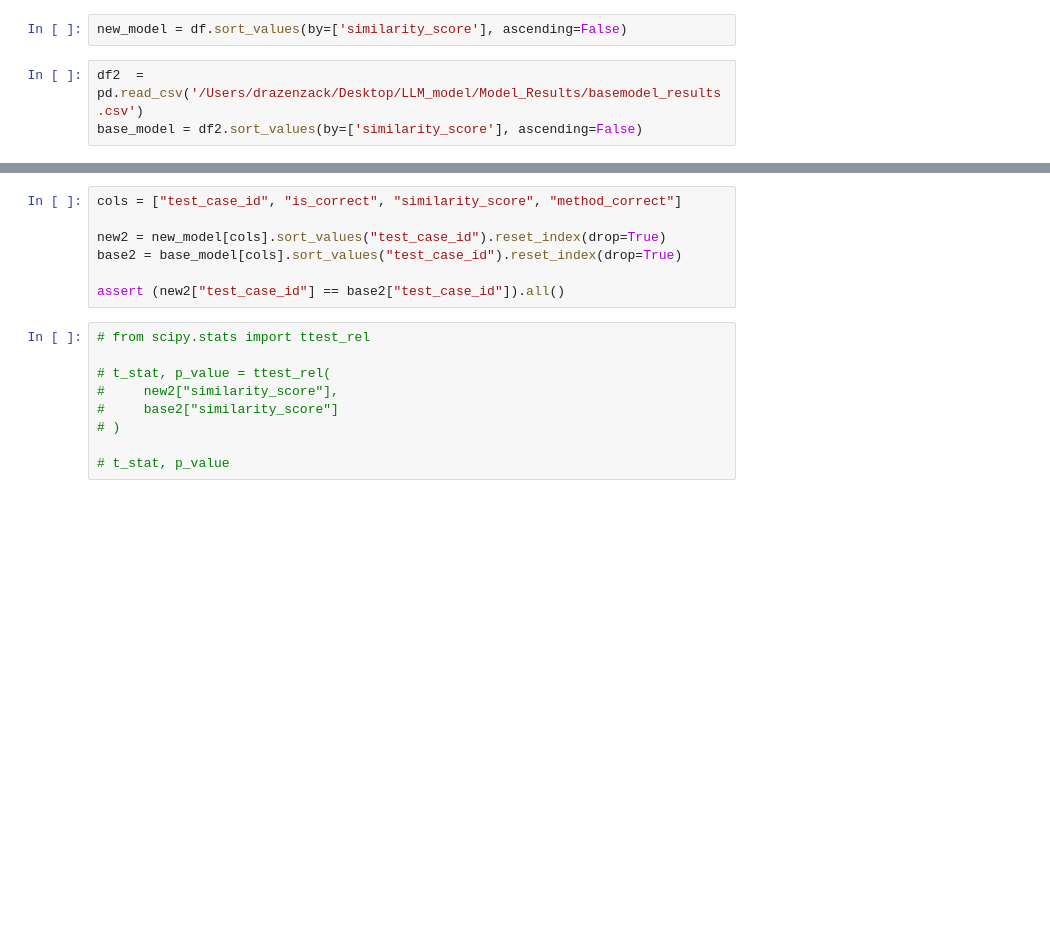
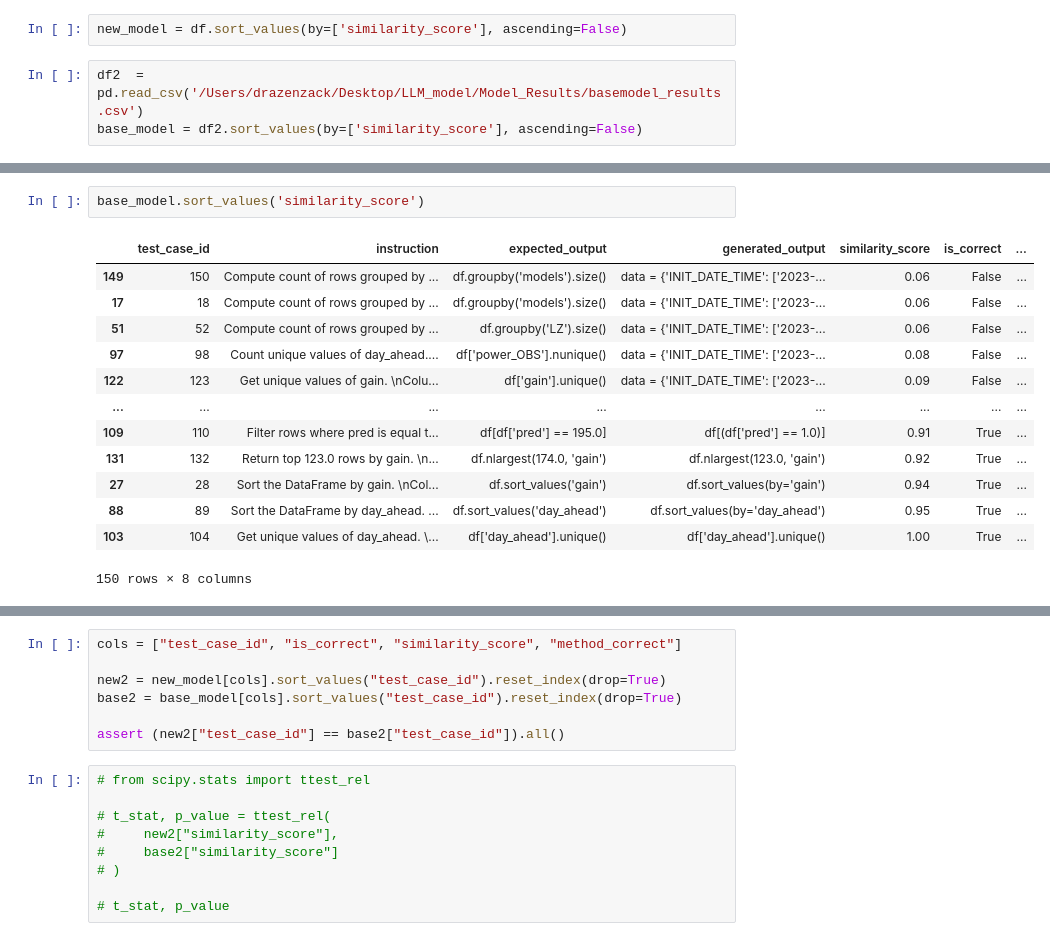
Before and after one commit to dray19/LLM_model, a Jupyter notebook: error_results.ipynb, the cells around one changed output, grey strips where cells are left out. Cells and saved outputs as stored; diff of their text form; blank space fills up the shorter version.

```diff
--- a/error_results.ipynb
+++ b/error_results.ipynb
@@ -49,0 +20,16 @@ new_model
+# %%
+base_model.sort_values('similarity_score')
+# %% [output]
+|  | test_case_id | instruction | expected_output | generated_output | similarity_score | is_correct | ... |
+| 149 | 150 | Compute count of rows grouped by ... | df.groupby('models').size() | data = {'INIT_DATE_TIME': ['2023-... | 0.06 | False | ... |
+| 17 | 18 | Compute count of rows grouped by ... | df.groupby('models').size() | data = {'INIT_DATE_TIME': ['2023-... | 0.06 | False | ... |
+| 51 | 52 | Compute count of rows grouped by ... | df.groupby('LZ').size() | data = {'INIT_DATE_TIME': ['2023-... | 0.06 | False | ... |
+| 97 | 98 | Count unique values of day_ahead.... | df['power_OBS'].nunique() | data = {'INIT_DATE_TIME': ['2023-... | 0.08 | False | ... |
+| 122 | 123 | Get unique values of gain. \nColu... | df['gain'].unique() | data = {'INIT_DATE_TIME': ['2023-... | 0.09 | False | ... |
+| ... | ... | ... | ... | ... | ... | ... | ... |
+| 109 | 110 | Filter rows where pred is equal t... | df[df['pred'] == 195.0] | df[(df['pred'] == 1.0)] | 0.91 | True | ... |
+| 131 | 132 | Return top 123.0 rows by gain. \n... | df.nlargest(174.0, 'gain') | df.nlargest(123.0, 'gain') | 0.92 | True | ... |
+| 27 | 28 | Sort the DataFrame by gain. \nCol... | df.sort_values('gain') | df.sort_values(by='gain') | 0.94 | True | ... |
+| 88 | 89 | Sort the DataFrame by day_ahead. ... | df.sort_values('day_ahead') | df.sort_values(by='day_ahead') | 0.95 | True | ... |
+| 103 | 104 | Get unique values of day_ahead. \... | df['day_ahead'].unique() | df['day_ahead'].unique() | 1.00 | True | ... |
+150 rows × 8 columns
```
Also changed, not shown: parts of 34 cells of this notebook, 9 other files.
